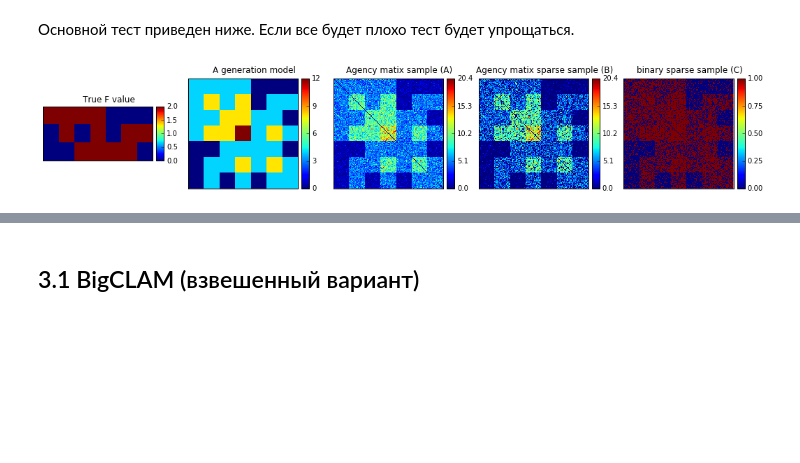
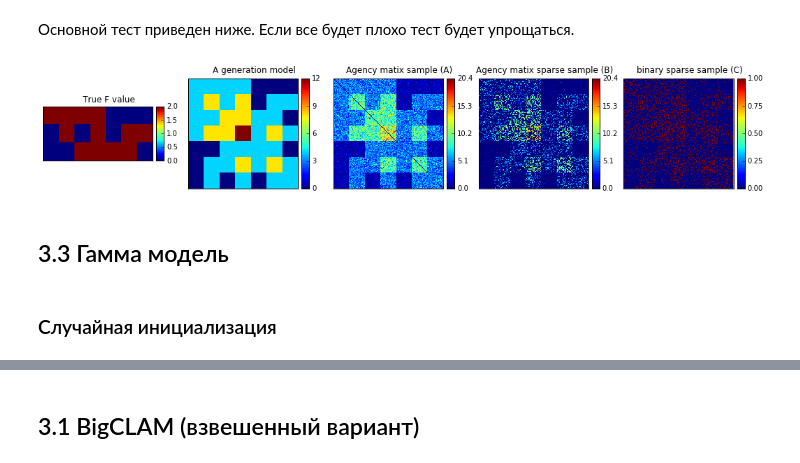
Before and after one commit to yangkuoone/WeiCLAM, a Jupyter notebook: code/Experiments.ipynb, the cells around one changed output, grey strips where cells are left out. Cells and saved outputs as stored; diff of their text form; code cells hidden in the pictures; blank space fills up the shorter version.

```diff
--- a/code/Experiments.ipynb
+++ b/code/Experiments.ipynb
@@ -36,15 +36,19 @@ from Experiments import *
 # %%
 F_true = Fs3[0]
 A = gamma_model_test_data(F_true)
-power = 0.2
-P = 1 - np.exp(- power * A)
-mask = P <= np.random.rand(*A.shape)
+power = 0.05
+P = np.exp(- power * A)
+mask = P >= np.random.rand(*A.shape)
 
 B = A.copy()
 B[mask] = 0
 C = B.copy()
 C[B != 0] = 1
 
 draw_test_sample(F_true, A, B, C)
 # %% [output]
-[figure, old version]
+[figure, new version]
+# %% [markdown]
+## 3.3 Гамма модель
+# %% [markdown]
+### Случайная инициализация
```
Also changed, not shown: parts of 72 cells of this notebook, 2 other files.
